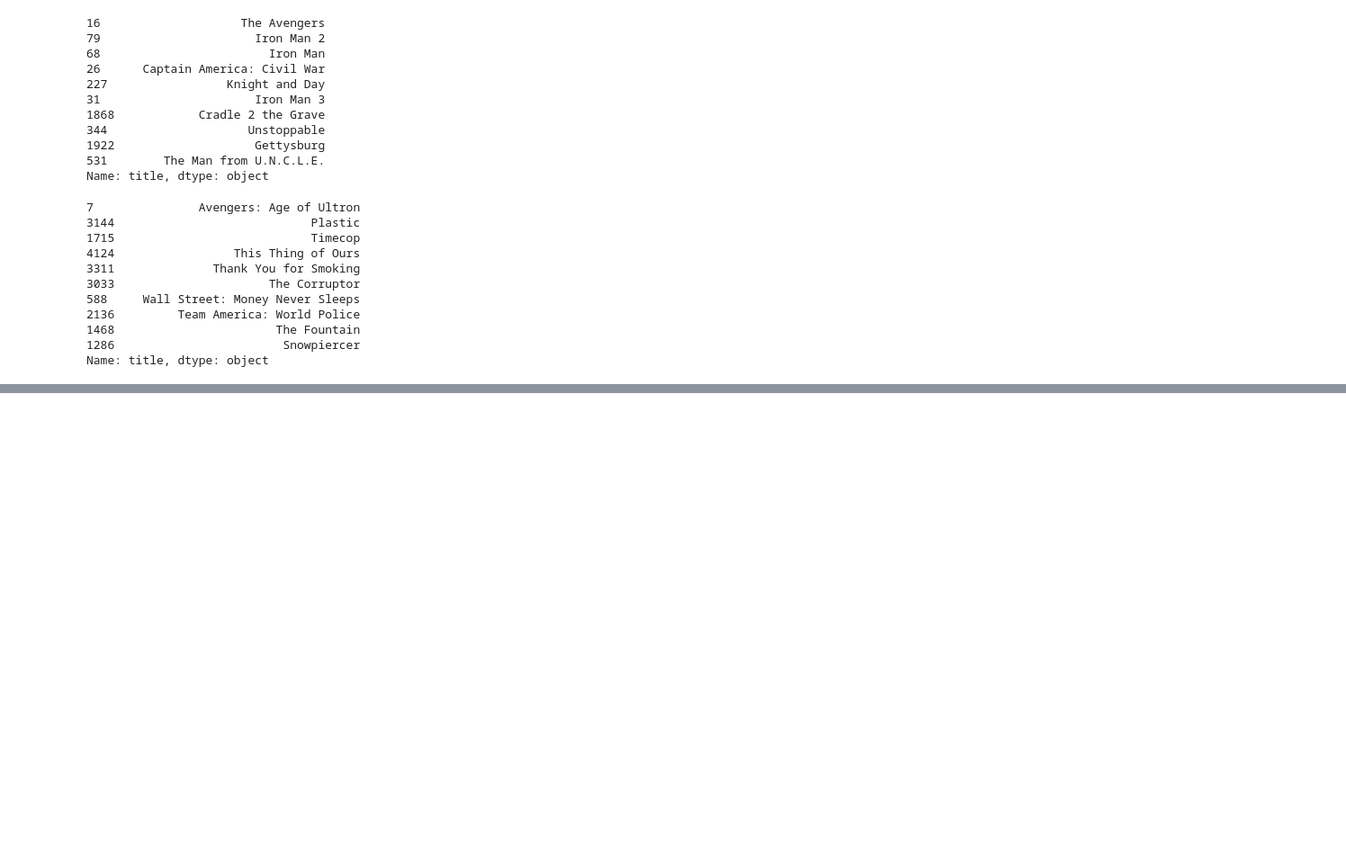
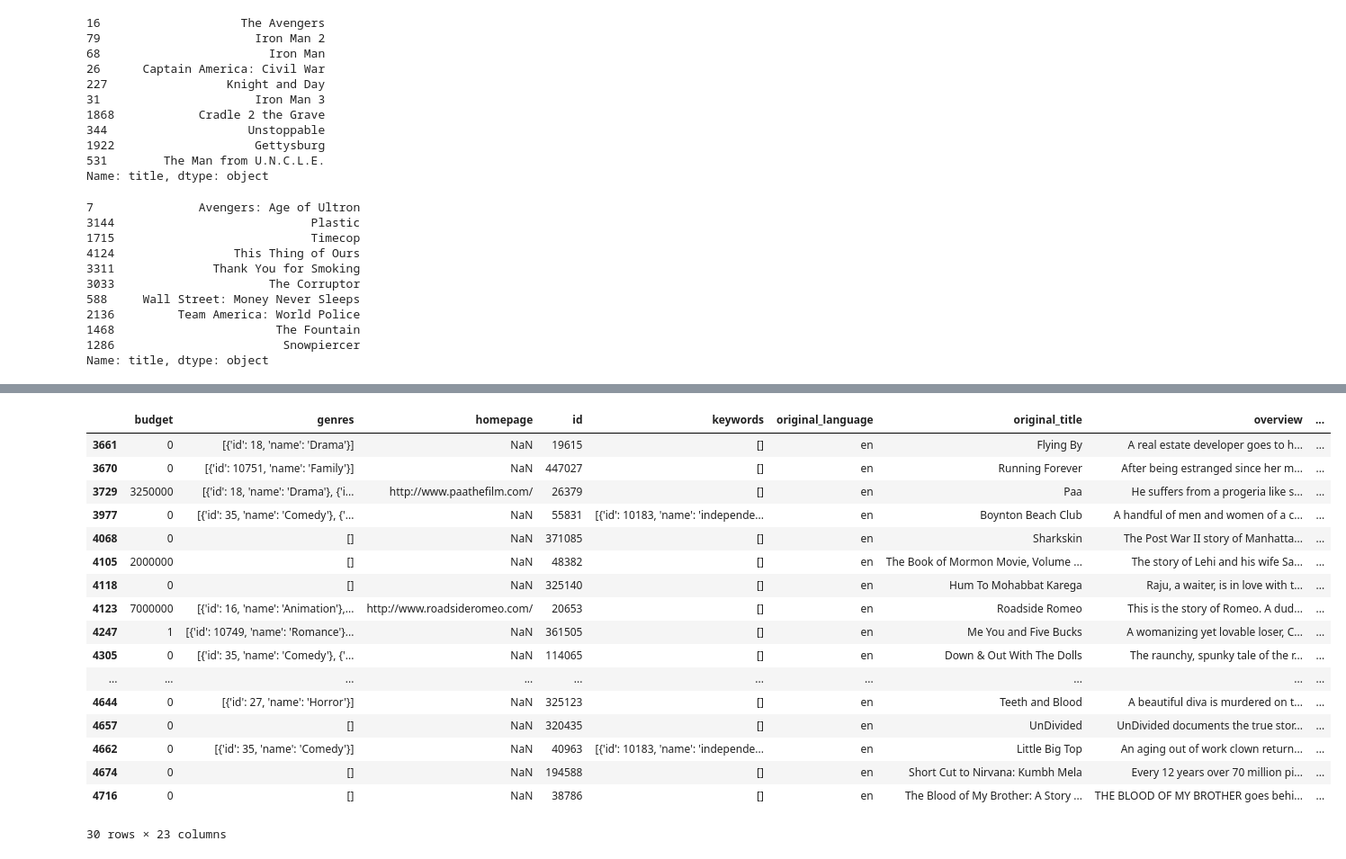
Before and after one commit to oneash98/PythonMLWorkspace, a Jupyter notebook: project/영화 추천 시스템.ipynb, the cells around one changed output, grey strips where cells are left out. Shown: that part at 90% size. Drawn from its saved outputs; the diff is of its cells as text; code cells hidden in the pictures; blank space fills up the shorter version.

Commit message:
Content Based Filtering (keywords)

```diff
--- a/project/영화 추천 시스템.ipynb
+++ b/project/영화 추천 시스템.ipynb
@@ -403,0 +441,4 @@ Name: title, dtype: object
+# %%
+features = ['cast', 'crew', 'keywords', 'genres']
+for feature in features:
+    df2[feature] = df2[feature].apply(literal_eval)
@@ -403,0 +465,10 @@ Name: title, dtype: object
+# %%
+# 감독 정보를 추출
+def get_director(x):
+    for i in x:
+        if i['job'] == 'Director':
+            return i['name']
+    return np.nan
+# %%
+df2['director'] = df2['crew'].apply(get_director)
+df2['director']
@@ -403,0 +488,21 @@ Name: title, dtype: object
+# %%
+df2[df2['director'].isnull()]
+# %% [output]
+|  | budget | genres | homepage | id | keywords | original_language | original_title | overview | ... |
+| 3661 | 0 | [{'id': 18, 'name': 'Drama'}] | NaN | 19615 | [] | en | Flying By | A real estate developer goes to h... | ... |
+| 3670 | 0 | [{'id': 10751, 'name': 'Family'}] | NaN | 447027 | [] | en | Running Forever | After being estranged since her m... | ... |
+| 3729 | 3250000 | [{'id': 18, 'name': 'Drama'}, {'i... | http://www.paathefilm.com/ | 26379 | [] | en | Paa | He suffers from a progeria like s... | ... |
+| 3977 | 0 | [{'id': 35, 'name': 'Comedy'}, {'... | NaN | 55831 | [{'id': 10183, 'name': 'independe... | en | Boynton Beach Club | A handful of men and women of a c... | ... |
+| 4068 | 0 | [] | NaN | 371085 | [] | en | Sharkskin | The Post War II story of Manhatta... | ... |
+| 4105 | 2000000 | [] | NaN | 48382 | [] | en | The Book of Mormon Movie, Volume ... | The story of Lehi and his wife Sa... | ... |
+| 4118 | 0 | [] | NaN | 325140 | [] | en | Hum To Mohabbat Karega | Raju, a waiter, is in love with t... | ... |
+| 4123 | 7000000 | [{'id': 16, 'name': 'Animation'},... | http://www.roadsideromeo.com/ | 20653 | [] | en | Roadside Romeo | This is the story of Romeo. A dud... | ... |
+| 4247 | 1 | [{'id': 10749, 'name': 'Romance'}... | NaN | 361505 | [] | en | Me You and Five Bucks | A womanizing yet lovable loser, C... | ... |
+| 4305 | 0 | [{'id': 35, 'name': 'Comedy'}, {'... | NaN | 114065 | [] | en | Down & Out With The Dolls | The raunchy, spunky tale of the r... | ... |
+| ... | ... | ... | ... | ... | ... | ... | ... | ... | ... |
+| 4644 | 0 | [{'id': 27, 'name': 'Horror'}] | NaN | 325123 | [] | en | Teeth and Blood | A beautiful diva is murdered on t... | ... |
+| 4657 | 0 | [] | NaN | 320435 | [] | en | UnDivided | UnDivided documents the true stor... | ... |
+| 4662 | 0 | [{'id': 35, 'name': 'Comedy'}] | NaN | 40963 | [{'id': 10183, 'name': 'independe... | en | Little Big Top | An aging out of work clown return... | ... |
+| 4674 | 0 | [] | NaN | 194588 | [] | en | Short Cut to Nirvana: Kumbh Mela | Every 12 years over 70 million pi... | ... |
+| 4716 | 0 | [] | NaN | 38786 | [] | en | The Blood of My Brother: A Story ... | THE BLOOD OF MY BROTHER goes behi... | ... |
+30 rows × 23 columns
```
Also changed, not shown: parts of 26 cells of this notebook.
